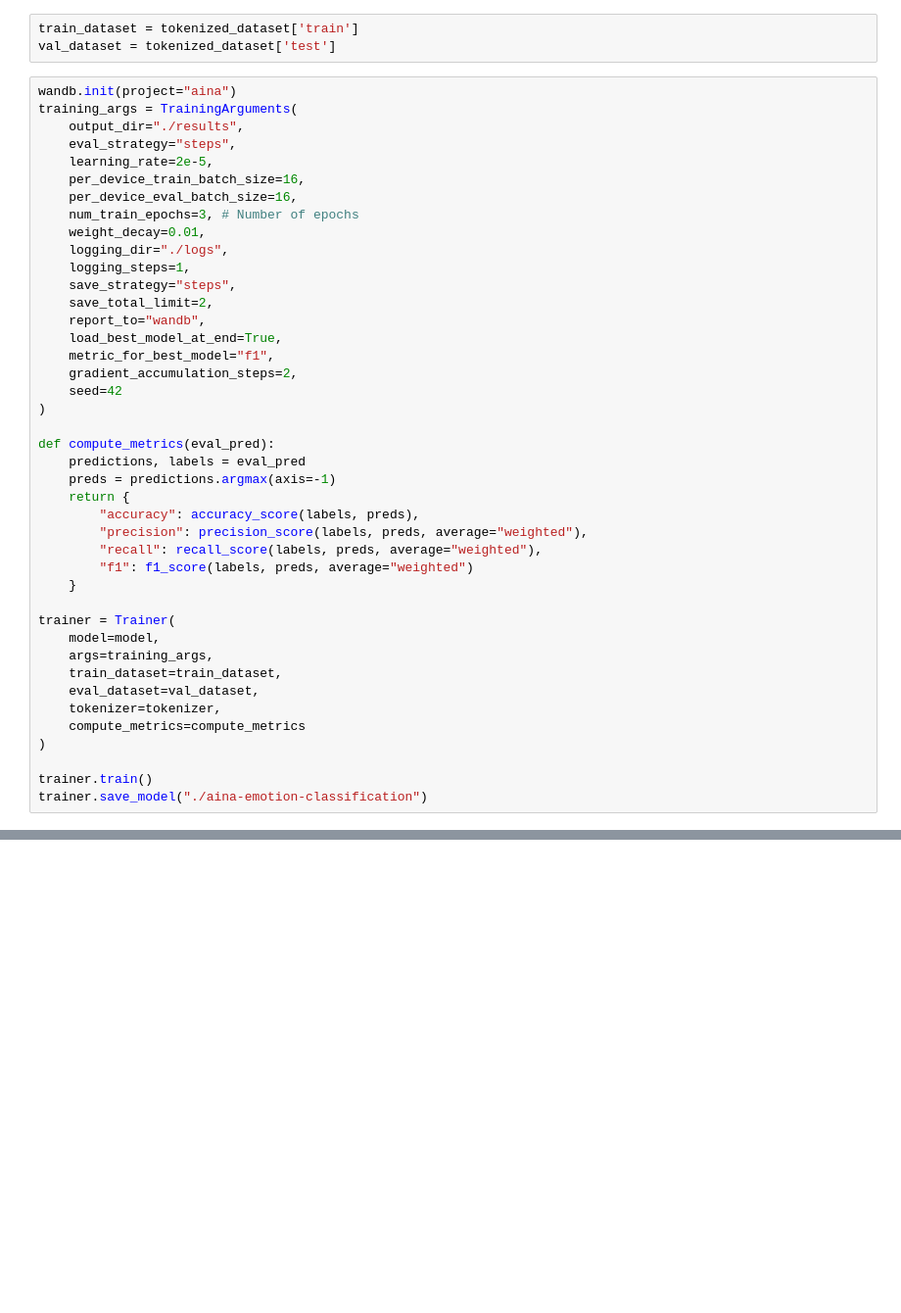
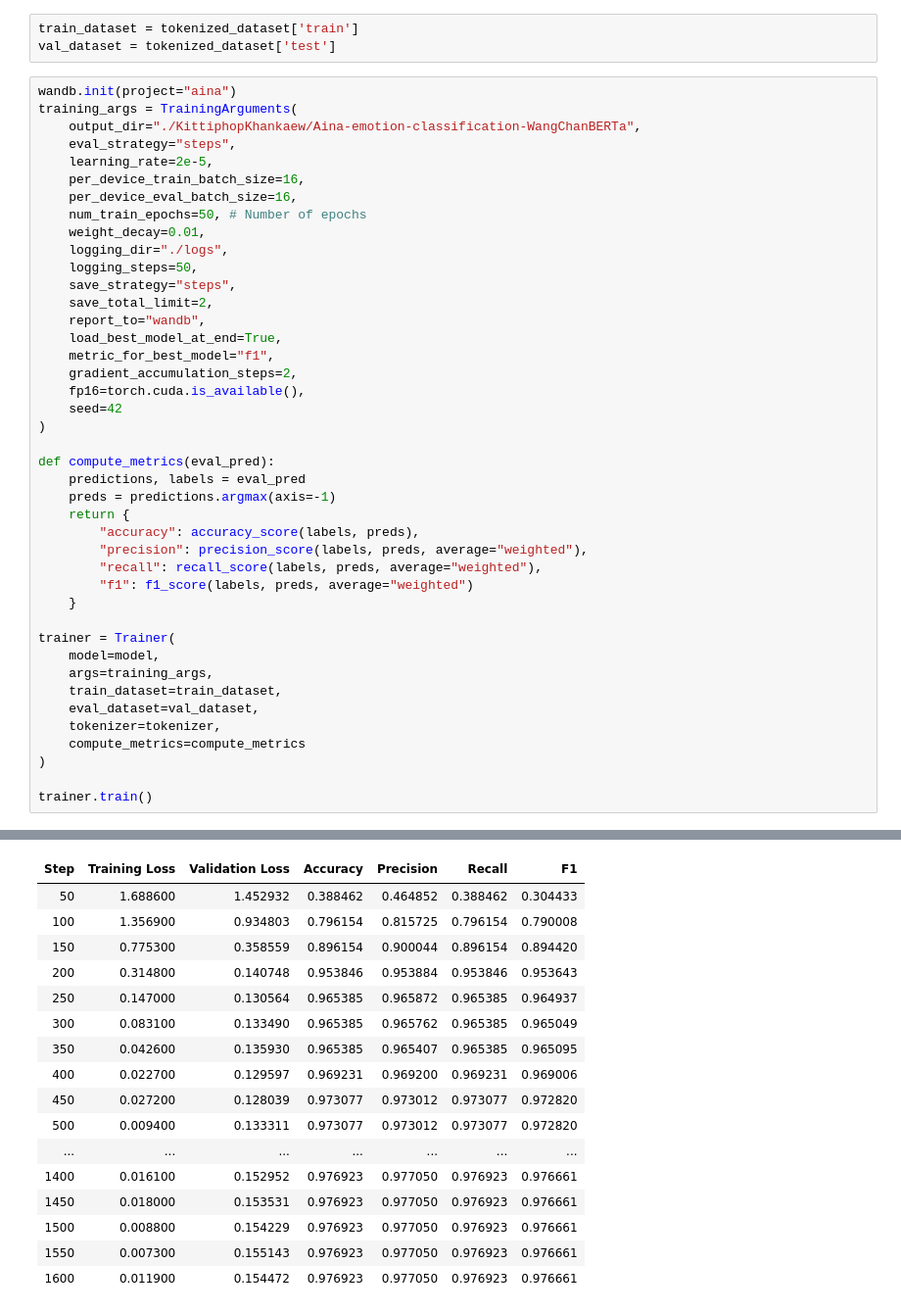
Before and after one commit to Star2578/AINA, a Jupyter notebook: Notebooks/Emotion_Classification.ipynb, the cells around one changed output, grey strips where cells are left out. Shown at 98% size. Cells and saved outputs as stored; diff of their text form; blank space fills up the shorter version.

Commit message:
update Emotion Classification Notebooks

```diff
--- a/Notebooks/Emotion_Classification.ipynb
+++ b/Notebooks/Emotion_Classification.ipynb
@@ -34,21 +66,22 @@ val_dataset = tokenized_dataset['test']
 # %%
 wandb.init(project="aina")
 training_args = TrainingArguments(
-    output_dir="./results",
+    output_dir="./KittiphopKhankaew/Aina-emotion-classification-WangChanBERTa",
     eval_strategy="steps",
     learning_rate=2e-5,
     per_device_train_batch_size=16,
     per_device_eval_batch_size=16,
-    num_train_epochs=3, # Number of epochs
+    num_train_epochs=50, # Number of epochs
     weight_decay=0.01,
     logging_dir="./logs",
-    logging_steps=1,
+    logging_steps=50,
     save_strategy="steps",
     save_total_limit=2,
     report_to="wandb",
     load_best_model_at_end=True,
     metric_for_best_model="f1",
     gradient_accumulation_steps=2,
+    fp16=torch.cuda.is_available(),
     seed=42
 )
 
@@ -72,4 +105,4 @@ trainer = Trainer(
 )
 
 trainer.train()
-trainer.save_model("./aina-emotion-classification")
+# %% [output]
@@ -75,0 +117,17 @@ trainer.save_model("./aina-emotion-classification")
+| Step | Training Loss | Validation Loss | Accuracy | Precision | Recall | F1 |
+| 50 | 1.688600 | 1.452932 | 0.388462 | 0.464852 | 0.388462 | 0.304433 |
+| 100 | 1.356900 | 0.934803 | 0.796154 | 0.815725 | 0.796154 | 0.790008 |
+| 150 | 0.775300 | 0.358559 | 0.896154 | 0.900044 | 0.896154 | 0.894420 |
+| 200 | 0.314800 | 0.140748 | 0.953846 | 0.953884 | 0.953846 | 0.953643 |
+| 250 | 0.147000 | 0.130564 | 0.965385 | 0.965872 | 0.965385 | 0.964937 |
+| 300 | 0.083100 | 0.133490 | 0.965385 | 0.965762 | 0.965385 | 0.965049 |
+| 350 | 0.042600 | 0.135930 | 0.965385 | 0.965407 | 0.965385 | 0.965095 |
+| 400 | 0.022700 | 0.129597 | 0.969231 | 0.969200 | 0.969231 | 0.969006 |
+| 450 | 0.027200 | 0.128039 | 0.973077 | 0.973012 | 0.973077 | 0.972820 |
+| 500 | 0.009400 | 0.133311 | 0.973077 | 0.973012 | 0.973077 | 0.972820 |
+| ... | ... | ... | ... | ... | ... | ... |
+| 1400 | 0.016100 | 0.152952 | 0.976923 | 0.977050 | 0.976923 | 0.976661 |
+| 1450 | 0.018000 | 0.153531 | 0.976923 | 0.977050 | 0.976923 | 0.976661 |
+| 1500 | 0.008800 | 0.154229 | 0.976923 | 0.977050 | 0.976923 | 0.976661 |
+| 1550 | 0.007300 | 0.155143 | 0.976923 | 0.977050 | 0.976923 | 0.976661 |
+| 1600 | 0.011900 | 0.154472 | 0.976923 | 0.977050 | 0.976923 | 0.976661 |
```
Also changed, not shown: parts of 11 cells of this notebook.
